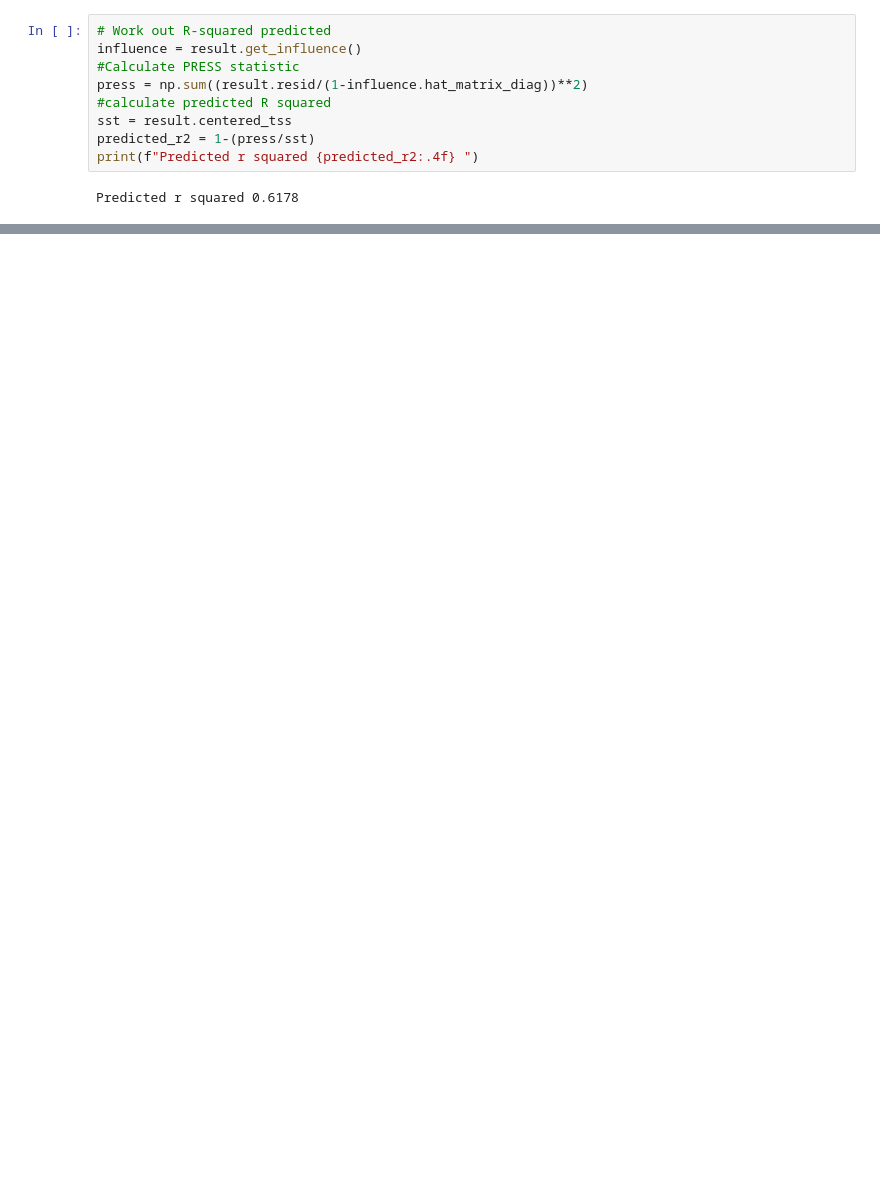
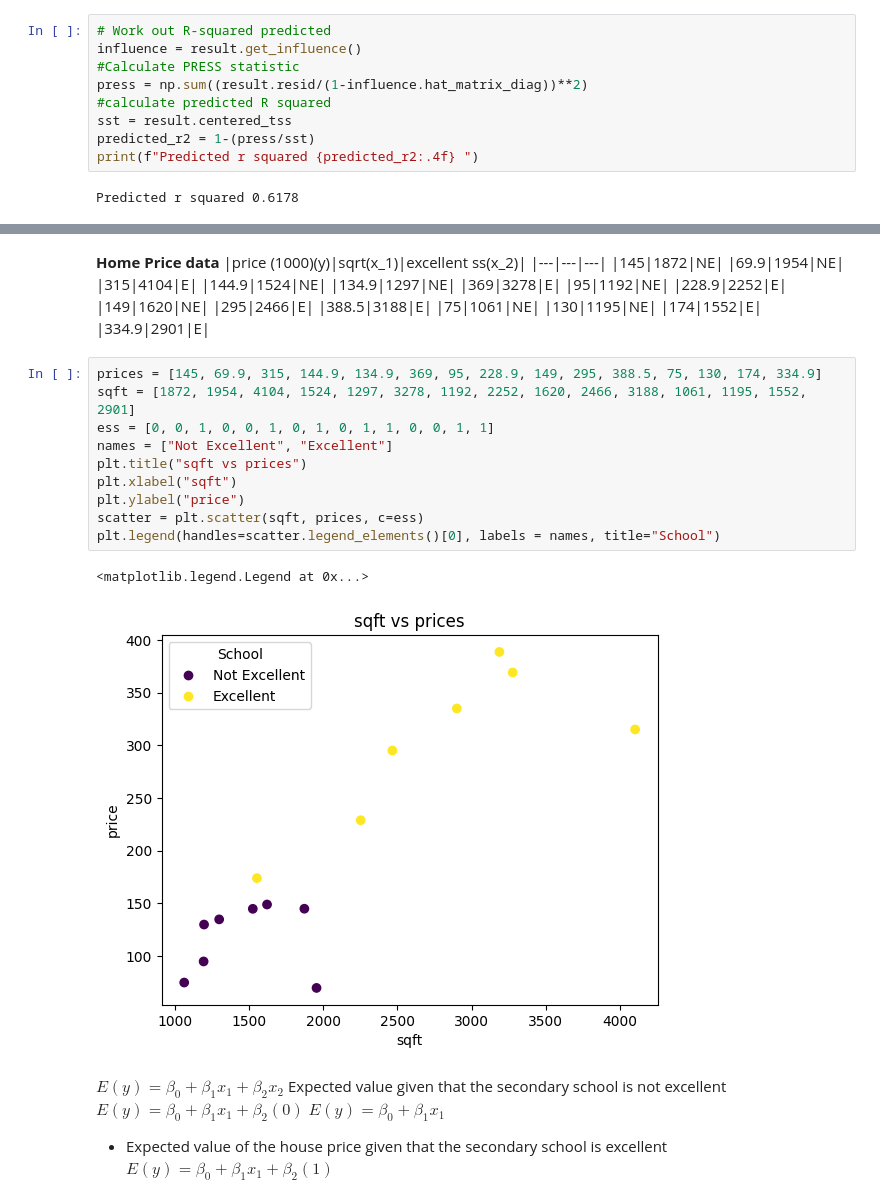
Before and after one commit to johnloane/sd4_dav_26, a Jupyter notebook: MLR/MLR_Mon.ipynb, the cells around one changed output, grey strips where cells are left out. Saved outputs shown, nothing was run; the diff lists cells and outputs as text; blank space fills up the shorter version.

```diff
--- a/MLR/MLR_Mon.ipynb
+++ b/MLR/MLR_Mon.ipynb
@@ -506,0 +620,39 @@ Predicted r squared 0.7028
+# %% [markdown]
+**Home Price data**
+|price (1000)(y)|sqrt(x_1)|excellent ss(x_2)|
+|---|---|---|
+|145|1872|NE|
+|69.9|1954|NE|
+|315|4104|E|
+|144.9|1524|NE|
+|134.9|1297|NE|
+|369|3278|E|
+|95|1192|NE|
+|228.9|2252|E|
+|149|1620|NE|
+|295|2466|E|
+|388.5|3188|E|
+|75|1061|NE|
+|130|1195|NE|
+|174|1552|E|
+|334.9|2901|E|
+# %%
+prices = [145, 69.9, 315, 144.9, 134.9, 369, 95, 228.9, 149, 295, 388.5, 75, 130, 174, 334.9]
+sqft = [1872, 1954, 4104, 1524, 1297, 3278, 1192, 2252, 1620, 2466, 3188, 1061, 1195, 1552, 2901]
+ess = [0, 0, 1, 0, 0, 1, 0, 1, 0, 1, 1, 0, 0, 1, 1]
+names = ["Not Excellent", "Excellent"]
+plt.title("sqft vs prices")
+plt.xlabel("sqft")
+plt.ylabel("price")
+scatter = plt.scatter(sqft, prices, c=ess)
+plt.legend(handles=scatter.legend_elements()[0], labels = names, title="School")
+# %% [output]
+<matplotlib.legend.Legend at 0x...>
+[figure, added]
+# %% [markdown]
+$E(y) = \beta_0 + \beta_1x_1 + \beta_2x_2$
+Expected value given that the secondary school is not excellent
+$E(y) = \beta_0 + \beta_1x_1 +\beta_2(0)$
+$E(y) = \beta_0 + \beta_1x_1$
+- Expected value of the house price given that the secondary school is excellent
+$E(y) = \beta_0 + \beta_1x_1 + \beta_2(1)$
```
Also changed, not shown: parts of 20 cells of this notebook.
